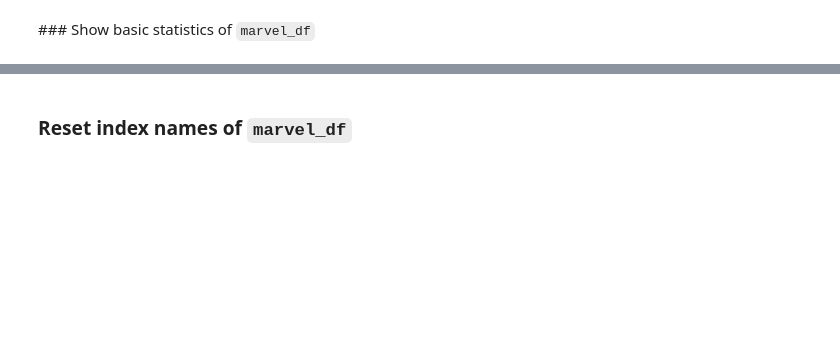
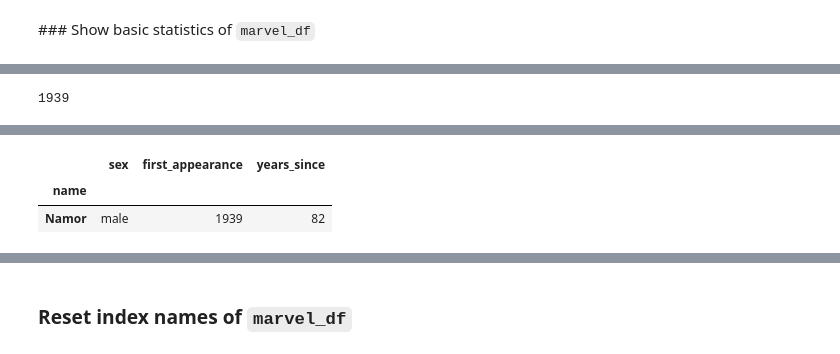
Before and after one commit to JinKim1221/Python_DataAnalytics, a Jupyter notebook: Pandas/4 - Pandas DataFrames exercises.ipynb, the cells around one changed output, grey strips where cells are left out. Drawn from its saved outputs; the diff is of its cells as text; code cells hidden in the pictures; blank space fills up the shorter version.

```diff
--- a/Pandas/4 - Pandas DataFrames exercises.ipynb
+++ b/Pandas/4 - Pandas DataFrames exercises.ipynb
@@ -539,3 +550,8 @@ marvel_df.first_appearance.mean()
 ### Given the `marvel_df` pandas DataFrame, show the min value of `first_appearance`
 # %%
 # your code goes here
+#np.min(marvel_df.first_appearance)
+# marvel_df.first_appearance.min()
+marvel_df['first_appearance'].min()
+# %% [output]
+1939
@@ -548,3 +561,10 @@ marvel_df.first_appearance.min()
 ### Given the `marvel_df` pandas DataFrame, get the characters with the min value of `first_appearance`
 # %%
 # your code goes here
+
+mask = marvel_df['first_appearance'].min() == marvel_df['first_appearance']
+marvel_df[mask]
+# %% [output]
+|  | sex | first_appearance | years_since |
+| name |  |  |  |
+| Namor | male | 1939 | 82 |
```
Also changed, not shown: parts of 12 cells of this notebook.
